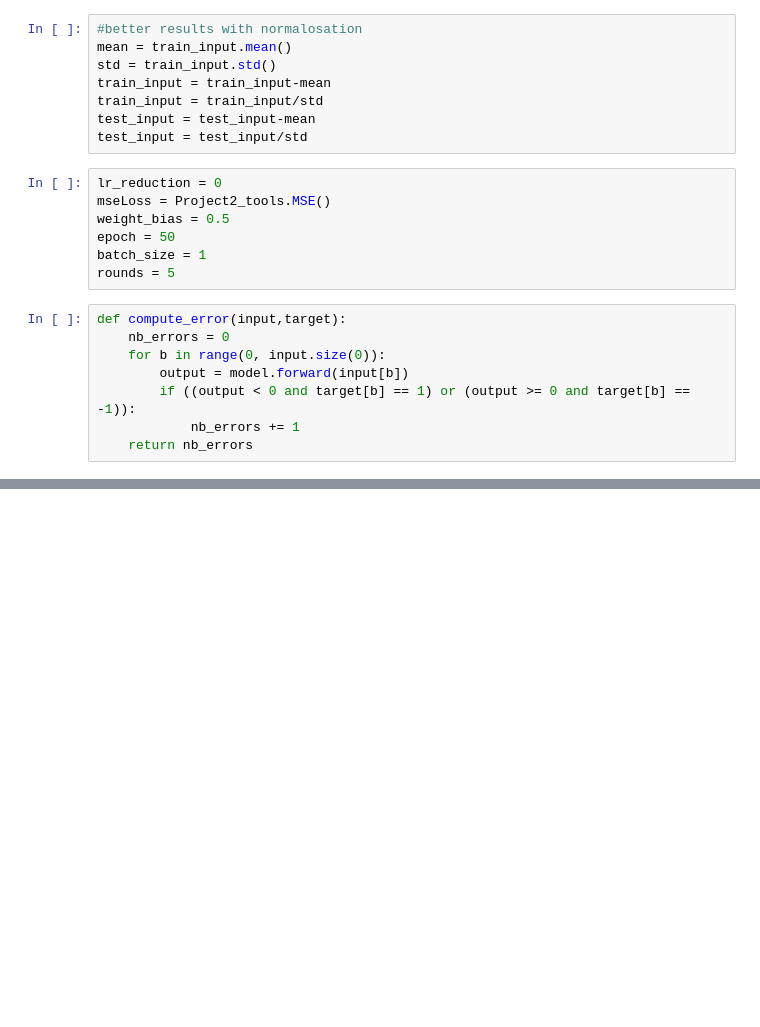
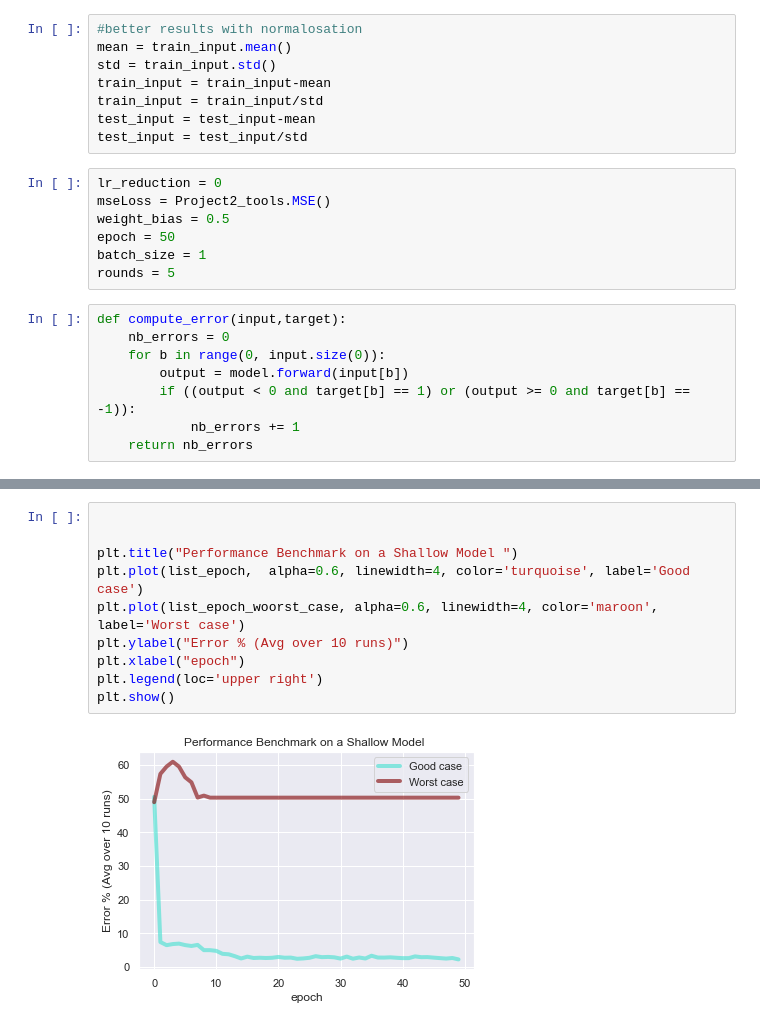
Before and after one commit to Joao-Quinta/Deep_learning_project, a Jupyter notebook: project2/test.ipynb, the cells around one changed output, grey strips where cells are left out. Cells and saved outputs as stored; diff of their text form; blank space fills up the shorter version.

Commit message:
creation of benchmark

```diff
--- a/project2/test.ipynb
+++ b/project2/test.ipynb
@@ -135,0 +269,12 @@ test smalest : 2.6
+# %%
+
+
+plt.title("Performance Benchmark on a Shallow Model ")
+plt.plot(list_epoch,  alpha=0.6, linewidth=4, color='turquoise', label='Good case')
+plt.plot(list_epoch_woorst_case, alpha=0.6, linewidth=4, color='maroon', label='Worst case')
+plt.ylabel("Error % (Avg over 10 runs)")
+plt.xlabel("epoch")
+plt.legend(loc='upper right')
+plt.show()
+# %% [output]
+[figure, added]
```
Also changed, not shown: parts of 8 cells of this notebook, 4 other files.
